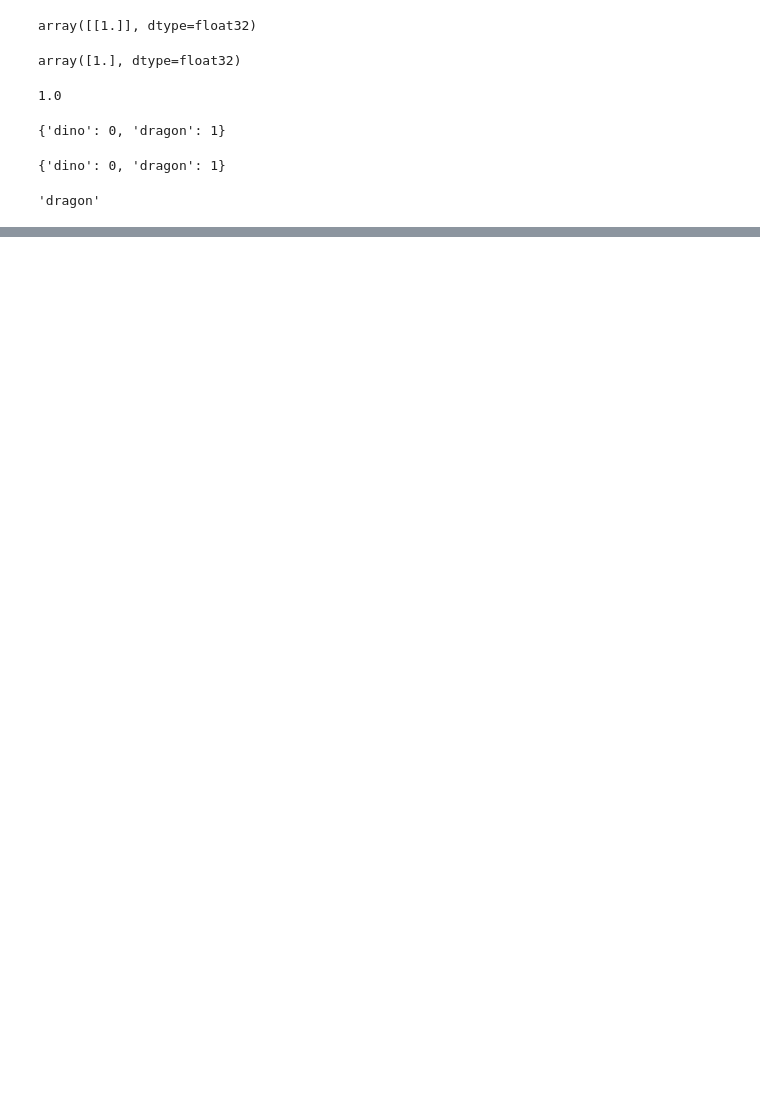
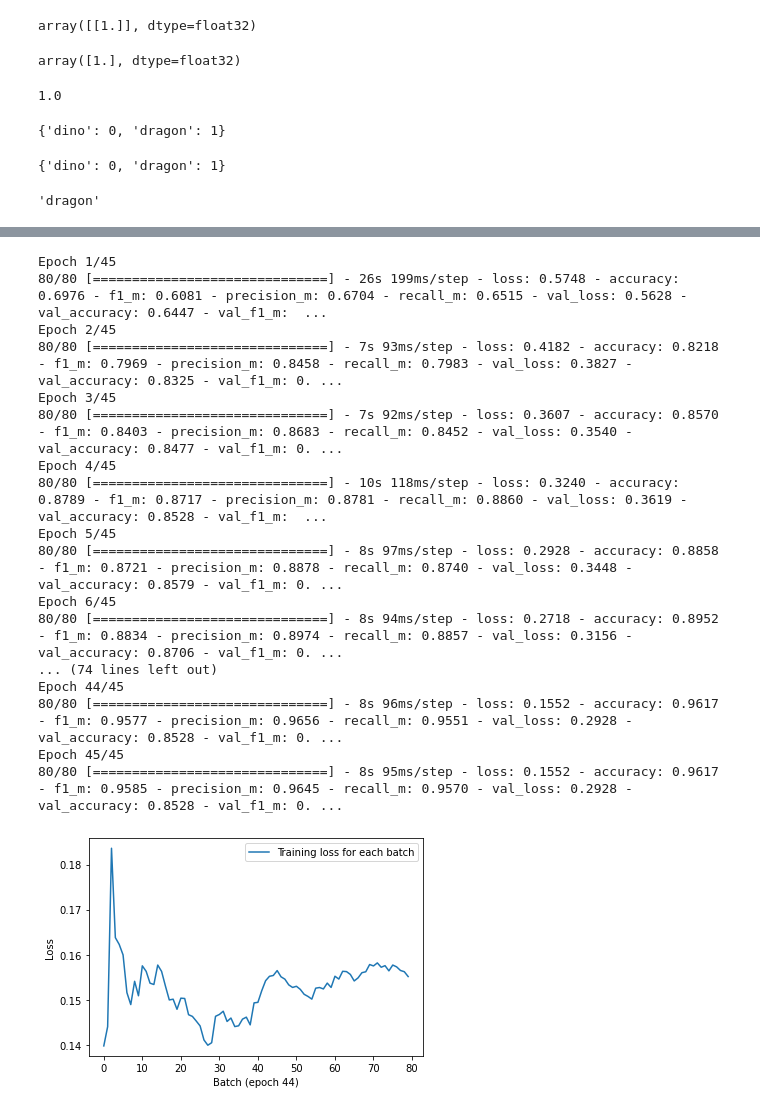
Before and after one commit to rizdiaprilian/MLZoomcamp_2022, a Jupyter notebook: 08_Deep_learning/homework_week8.ipynb, the cells around one changed output, grey strips where cells are left out. Saved outputs shown, nothing was run; the diff lists cells and outputs as text; code cells hidden in the pictures; blank space fills up the shorter version.

```diff
--- a/08_Deep_learning/homework_week8.ipynb
+++ b/08_Deep_learning/homework_week8.ipynb
@@ -499,0 +538,7 @@ dict_class = val_ds.class_indices
+# %%
+def exponential_decay(lr0, s):
+    def exponential_decay_fn(epoch):
+        return lr0 * 0.1 ** (epoch / s)
+    return exponential_decay_fn
+
+exponential_decay_fn = exponential_decay(lr0=0.002, s=15)
@@ -499,0 +604,53 @@ dict_class = val_ds.class_indices
+# %%
+def custom_model():
+
+    inputs = keras.Input(shape=(150, 150, 3))
+    conv_layer1 = layers.Conv2D(filters = 32, kernel_size=3, activation="relu")(inputs)
+    pool_layer1 = layers.MaxPooling2D(pool_size=2)(conv_layer1)
+    flatten_layer = layers.Flatten()(pool_layer1)
+    dense_layer = layers.Dense(64, activation="relu")(flatten_layer)
+    outputs = layers.Dense(1, activation="sigmoid")(dense_layer)
+    model = keras.Model(inputs=inputs, outputs=outputs)
+
+    return model
+# %%
+model_custom = custom_model()
+
+optimizer = tf.keras.optimizers.SGD(
+        learning_rate=0.002, momentum=0.8
+    )
+loss = keras.losses.BinaryCrossentropy(from_logits=False)
+
+model_custom.compile(optimizer=optimizer,
+    loss=loss,
+    metrics=["accuracy", f1_m, precision_m, recall_m])
+# %%
+lr_scheduler = tf.keras.callbacks.LearningRateScheduler(exponential_decay_fn)
+model_checkpoint_cb = tf.keras.callbacks.ModelCheckpoint("custom_model",
+                                                         save_best_only=True)
+with tf.device("/device:GPU:0"):
+    history4 = model_custom.fit(
+        train_ds,
+        validation_data=val_ds,
+        epochs=45,
+        callbacks=[lr_scheduler, LossHistory()]
+    )
+# %% [output]
+Epoch 1/45
+80/80 [==============================] - 26s 199ms/step - loss: 0.5748 - accuracy: 0.6976 - f1_m: 0.6081 - precision_m: 0.6704 - recall_m: 0.6515 - val_loss: 0.5628 - val_accuracy: 0.6447 - val_f1_m:  ...
+Epoch 2/45
+80/80 [==============================] - 7s 93ms/step - loss: 0.4182 - accuracy: 0.8218 - f1_m: 0.7969 - precision_m: 0.8458 - recall_m: 0.7983 - val_loss: 0.3827 - val_accuracy: 0.8325 - val_f1_m: 0. ...
+Epoch 3/45
+80/80 [==============================] - 7s 92ms/step - loss: 0.3607 - accuracy: 0.8570 - f1_m: 0.8403 - precision_m: 0.8683 - recall_m: 0.8452 - val_loss: 0.3540 - val_accuracy: 0.8477 - val_f1_m: 0. ...
+Epoch 4/45
+80/80 [==============================] - 10s 118ms/step - loss: 0.3240 - accuracy: 0.8789 - f1_m: 0.8717 - precision_m: 0.8781 - recall_m: 0.8860 - val_loss: 0.3619 - val_accuracy: 0.8528 - val_f1_m:  ...
+Epoch 5/45
+80/80 [==============================] - 8s 97ms/step - loss: 0.2928 - accuracy: 0.8858 - f1_m: 0.8721 - precision_m: 0.8878 - recall_m: 0.8740 - val_loss: 0.3448 - val_accuracy: 0.8579 - val_f1_m: 0. ...
+Epoch 6/45
+80/80 [==============================] - 8s 94ms/step - loss: 0.2718 - accuracy: 0.8952 - f1_m: 0.8834 - precision_m: 0.8974 - recall_m: 0.8857 - val_loss: 0.3156 - val_accuracy: 0.8706 - val_f1_m: 0. ...
+... (74 lines left out)
+Epoch 44/45
+80/80 [==============================] - 8s 96ms/step - loss: 0.1552 - accuracy: 0.9617 - f1_m: 0.9577 - precision_m: 0.9656 - recall_m: 0.9551 - val_loss: 0.2928 - val_accuracy: 0.8528 - val_f1_m: 0. ...
+Epoch 45/45
+80/80 [==============================] - 8s 95ms/step - loss: 0.1552 - accuracy: 0.9617 - f1_m: 0.9585 - precision_m: 0.9645 - recall_m: 0.9570 - val_loss: 0.2928 - val_accuracy: 0.8528 - val_f1_m: 0. ...
+[figure, added]
```
Also changed, not shown: parts of 38 cells of this notebook.
